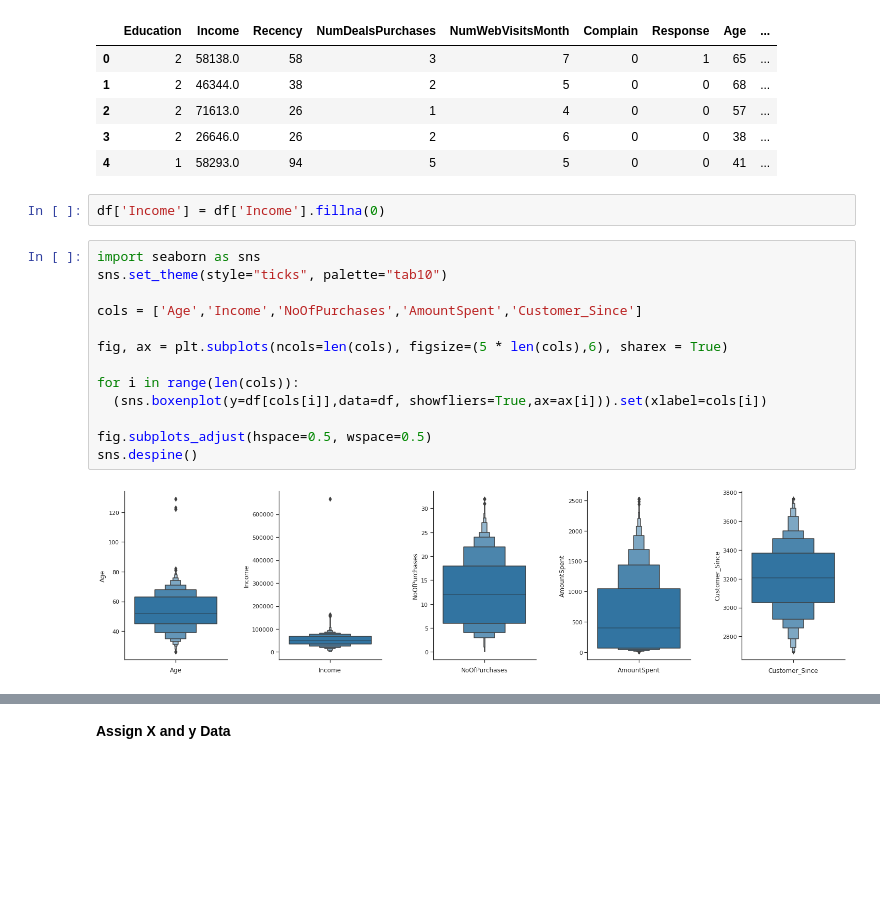
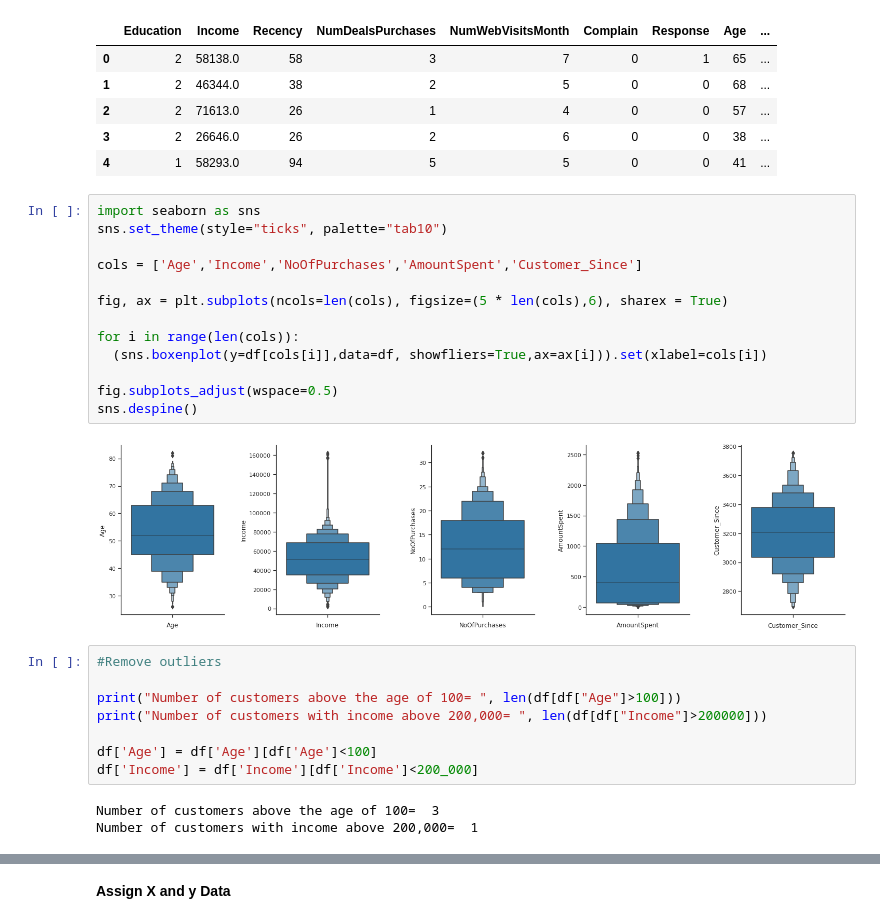
Before and after one commit to fgith/data-science, a Jupyter notebook: logistic-regression/logistic_regression_customerpersonality.ipynb, the cells around one changed output, grey strips where cells are left out. Drawn from its saved outputs; the diff is of its cells as text; blank space fills up the shorter version.

```diff
--- a/logistic-regression/logistic_regression_customerpersonality.ipynb
+++ b/logistic-regression/logistic_regression_customerpersonality.ipynb
@@ -161,20 +161,29 @@ df.head()
 | 2 | 2 | 71613.0 | 26 | 1 | 4 | 0 | 0 | 57 | ... |
 | 3 | 2 | 26646.0 | 26 | 2 | 6 | 0 | 0 | 38 | ... |
 | 4 | 1 | 58293.0 | 94 | 5 | 5 | 0 | 0 | 41 | ... |
-# %%
-df['Income'] = df['Income'].fillna(0)
 # %%
 import seaborn as sns
 sns.set_theme(style="ticks", palette="tab10")
 
 cols = ['Age','Income','NoOfPurchases','AmountSpent','Customer_Since']
 
 fig, ax = plt.subplots(ncols=len(cols), figsize=(5 * len(cols),6), sharex = True)
 
 for i in range(len(cols)):
   (sns.boxenplot(y=df[cols[i]],data=df, showfliers=True,ax=ax[i])).set(xlabel=cols[i])
 
-fig.subplots_adjust(hspace=0.5, wspace=0.5)
+fig.subplots_adjust(wspace=0.5)
 sns.despine()
 # %% [output]
-[figure, old version]
+[figure, new version]
+# %%
+#Remove outliers
+
+print("Number of customers above the age of 100= ", len(df[df["Age"]>100]))
+print("Number of customers with income above 200,000= ", len(df[df["Income"]>200000]))
+
+df['Age'] = df['Age'][df['Age']<100]
+df['Income'] = df['Income'][df['Income']<200_000]
+# %% [output]
+Number of customers above the age of 100=  3
+Number of customers with income above 200,000=  1
```
Also changed, not shown: parts of 2 cells of this notebook.
